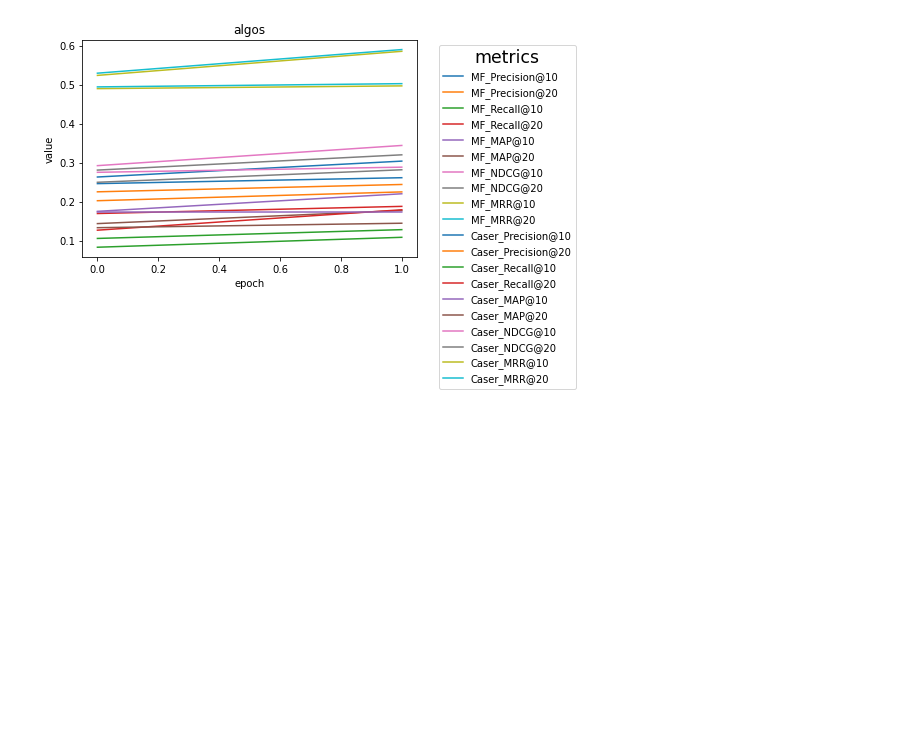
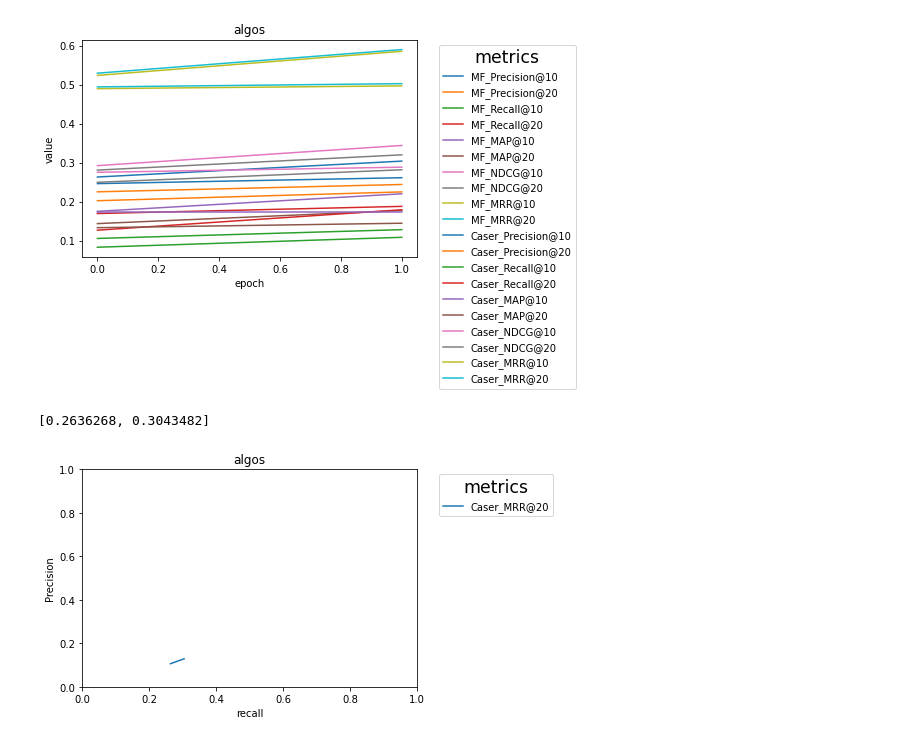
Before and after one commit to PavelA85/NeuRec, a Jupyter notebook: main.py.ipynb, the cells around one changed output. Drawn from its saved outputs; the diff is of its cells as text; code cells hidden in the pictures; blank space fills up the shorter version.

```diff
--- a/main.py.ipynb
+++ b/main.py.ipynb
@@ -131,7 +135,9 @@ results = []
 general = ['MF']  # , 'CDAE', 'LightGCN', 'MultVAE', 'NGCF']  ##',FISM']
 sequential = ['Caser']  # , 'FPMC', 'HGN', 'TransRec']
 for algo in [*general, *sequential]:
-    results.append(evaluate(algo, path))
+    result, metrics = evaluate(algorithm, path)
+    myplot(result, metrics, algorithm, path)
+    results.append(result)
 
 pp.pprint(results)
 # %% [output]
@@ -213,3 +219,21 @@ plt.show()
 # %% [output]
 [{'Precision@10': [0.2636268, 0.3043482], 'Precision@20': [0.225663, 0.24448615], 'Recall@10': [0.10615417, 0.12869696], 'Recall@20': [0.17002396, 0.1883594], 'MAP@10': [0.17562166, 0.2206445], 'MAP@2 ...
 [figure]
+# %%
+zero = list(results[0].values())[0]
+print(zero['Precision@10'])
+
+
+plt.plot(zero['Precision@10'], zero['Recall@10'], label=title)
+
+plt.xlabel('recall')
+plt.ylabel('Precision')
+plt.title('algos')
+plt.legend(bbox_to_anchor=(1.05, 1), loc='upper left', title='metrics', title_fontsize='xx-large')
+plt.ylim(ymin=0, ymax=1)
+plt.xlim(xmin=0, xmax=1)
+
+plt.show()
+# %% [output]
+[0.2636268, 0.3043482]
+[figure, added]
```
Also changed, not shown: parts of 6 cells of this notebook, 2 other files.
